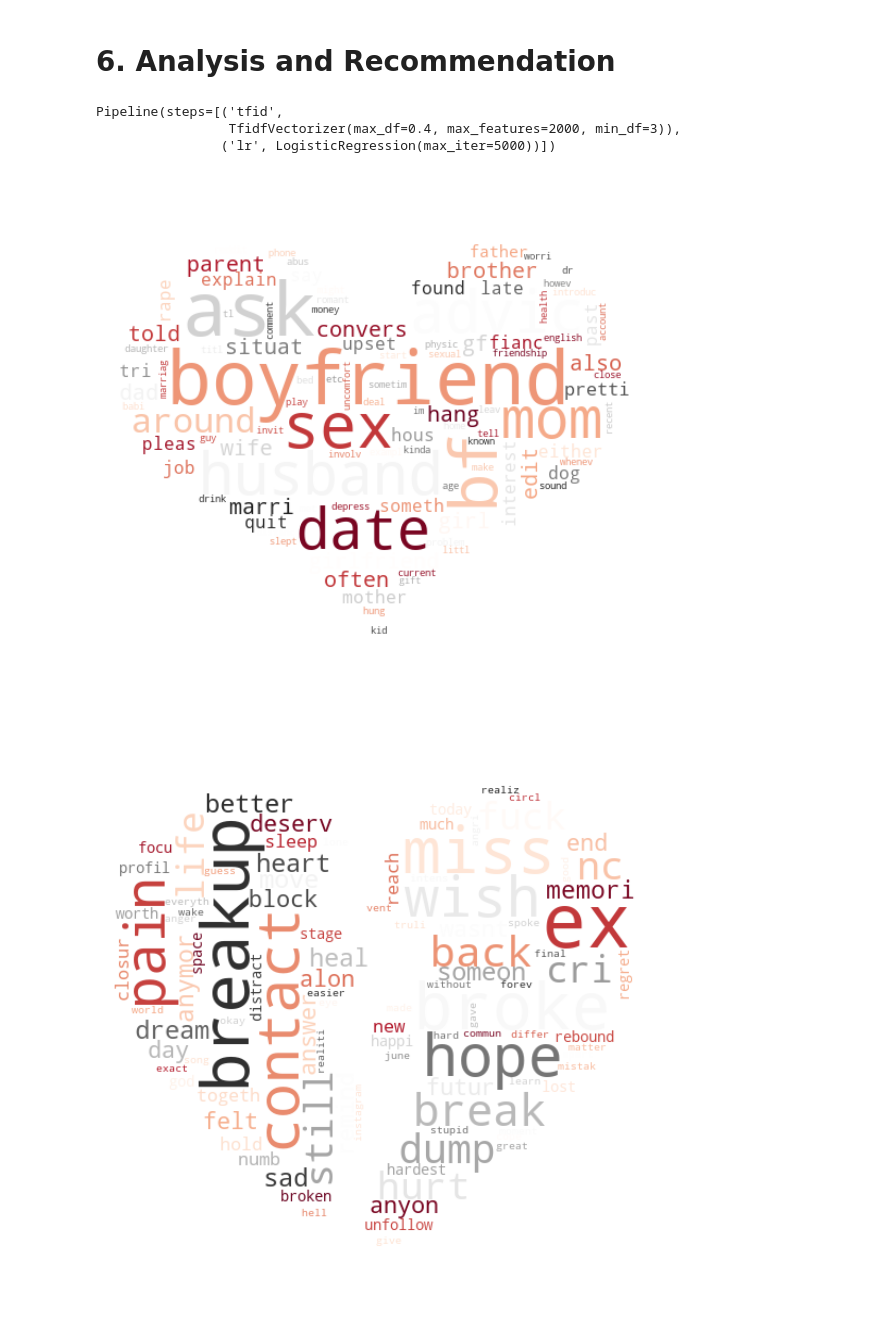
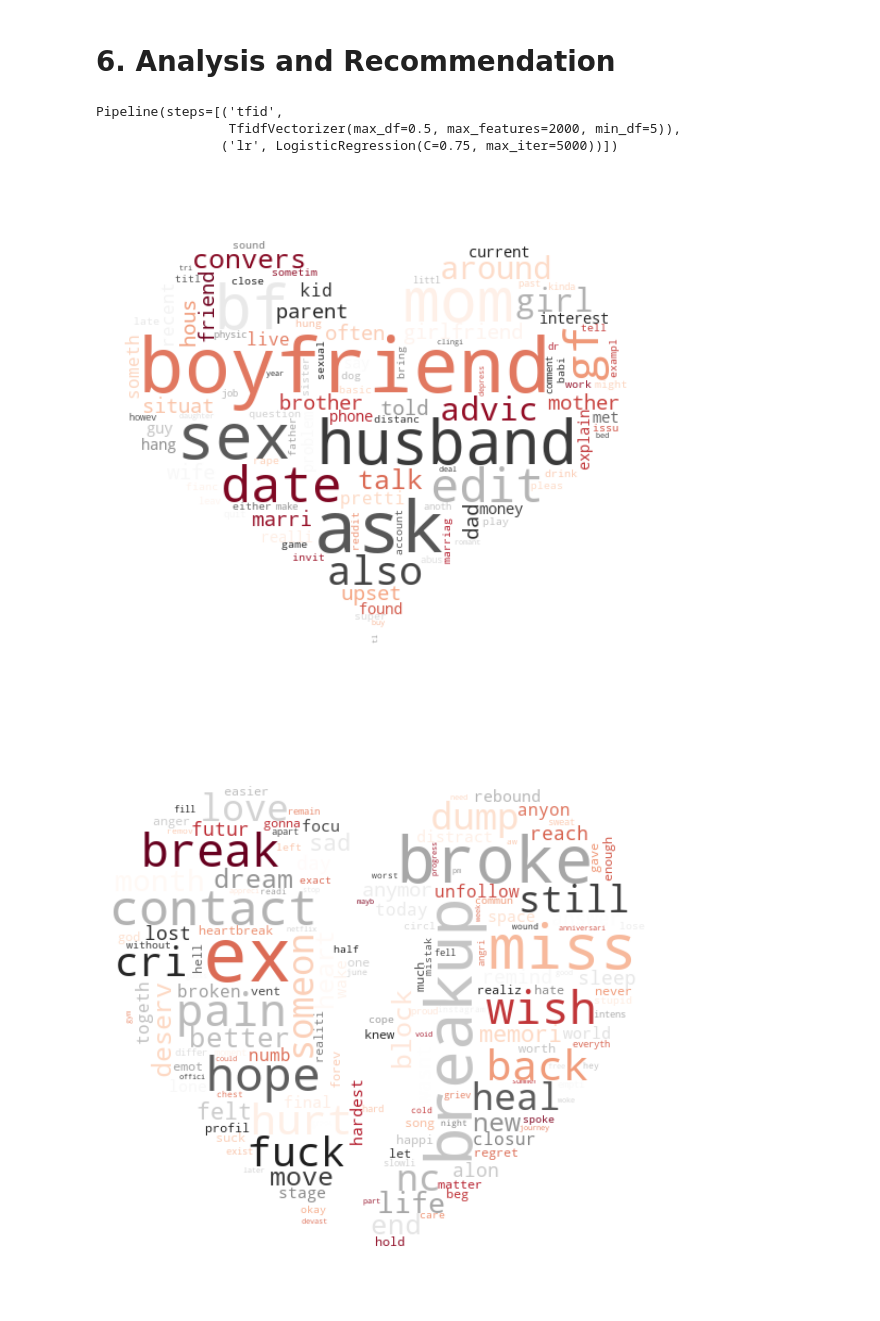
Before and after one commit to SimYiSY/Reddit_Post_Classification, a Jupyter notebook: code/2. Reddit Model.ipynb, the cells around one changed output. Drawn from its saved outputs; the diff is of its cells as text; code cells hidden in the pictures.

```diff
--- a/code/2. Reddit Model.ipynb
+++ b/code/2. Reddit Model.ipynb
@@ -67,8 +67,8 @@ df_t1.head()
 | 4 | NaN | relationship_advice | He said the hard r while reading ... | t2_7q6y01ro | False | NaN | 0 | False | ... |
 5 rows × 103 columns
 # %%
-# dropping first column as it is the rules as regulations for the thread
-df_t1.drop(index = 0, inplace = True)
+# dropping first and second column as it is the rules as regulations for the thread
+df_t1.drop(index = [0, 1], inplace = True)
 df_t1.head()
 # %% [output]
 |  | approved_at_utc | subreddit | selftext | author_fullname | saved | mod_reason_title | gilded | clicked | ... |
@@ -524,8 +557,8 @@ tfid_lr = Pipeline([
 ])
 
 pipe_params = {
-    'tfid__max_features': [1000, 2000, 3000],
-    'tfid__min_df': [2, 3, 4],
+    'tfid__max_features': [2000, 3000, 4000],
+    'tfid__min_df': [3, 4, 5],
     'tfid__max_df': [.3, .4, .5],
     'tfid__ngram_range': [(1,1), (1,2)]
 }
@@ -612,11 +645,11 @@ tfid_lr = Pipeline([
 ])
 
 pipe_params = {
-    'tfid__max_features': [1000, 2000, 3000],
-    'tfid__min_df': [2, 3, 4],
+    'tfid__max_features': [2000, 3000, 4000],
+    'tfid__min_df': [3, 4, 5],
     'tfid__max_df': [.3, .4, .5],
     'tfid__ngram_range': [(1,1), (1,2)],
-    'lr__C': list(np.linspace(0.1,1,5))
+    'lr__C': list(np.linspace(0.5,1.5,5))
 }
 
 gs_tfid_lr = GridSearchCV(tfid_lr, # what object are we optimizing?
@@ -889,8 +918,8 @@ R2 score of model for both train and test data is very close, suggesting the ove
 gs_tfid_lr.best_estimator_
 # %% [output]
 Pipeline(steps=[('tfid',
-                 TfidfVectorizer(max_df=0.4, max_features=2000, min_df=3)),
-                ('lr', LogisticRegression(max_iter=5000))])
+                 TfidfVectorizer(max_df=0.5, max_features=2000, min_df=5)),
+                ('lr', LogisticRegression(C=0.75, max_iter=5000))])
 # %%
 thread_1_bag = pd.DataFrame(data = [gs_tfid_lr.best_estimator_.named_steps['tfid'].get_feature_names(),
                      gs_tfid_lr.best_estimator_.named_steps['lr'].coef_[0]]).T.rename(columns = {0 : 'Features', 1: 'Coef'}).sort_values(by = 'Coef', ascending = False).reset_index(drop = True)
@@ -912,7 +941,7 @@ plt.imshow(wordcloud, interpolation="bilinear")
 plt.axis("off")
 plt.show()
 # %% [output]
-[figure, old version]
+[figure, new version]
 # %%
 thread_2_bag = pd.DataFrame(data = [gs_tfid_lr.best_estimator_.named_steps['tfid'].get_feature_names(),
                      gs_tfid_lr.best_estimator_.named_steps['lr'].coef_[0]]).T.rename(columns = {0 : 'Features', 1: 'Coef'}).sort_values(by = 'Coef', ascending = True).reset_index(drop = True)
@@ -921,23 +950,23 @@ thread_2_bag['Coef'] = thread_2_bag['Coef']*-1
 # %%
 d = {}
 for a, x in thread_2_bag.values:
     d[a] = x
 
 mask = np.array(Image.open('../images/heartbreak.jpg'))
 
 wordcloud = WordCloud(max_font_size=70,
-                      max_words=100,
+                      max_words=150,
                       background_color="white",
                       colormap='RdGy',
                       mask = mask)
 
 wordcloud.generate_from_frequencies(frequencies=d)
 plt.figure(figsize = (10,10))
 plt.imshow(wordcloud, interpolation="bilinear")
 plt.axis("off")
 plt.show()
 # %% [output]
-[figure, old version]
+[figure, new version]
 # %%
 plt.figure(figsize= (10, 6))
 plt.title('Top 30 keywords to Relationship Advice',fontdict = {'fontsize': 30})
```
Also changed, not shown: parts of 57 cells of this notebook.
